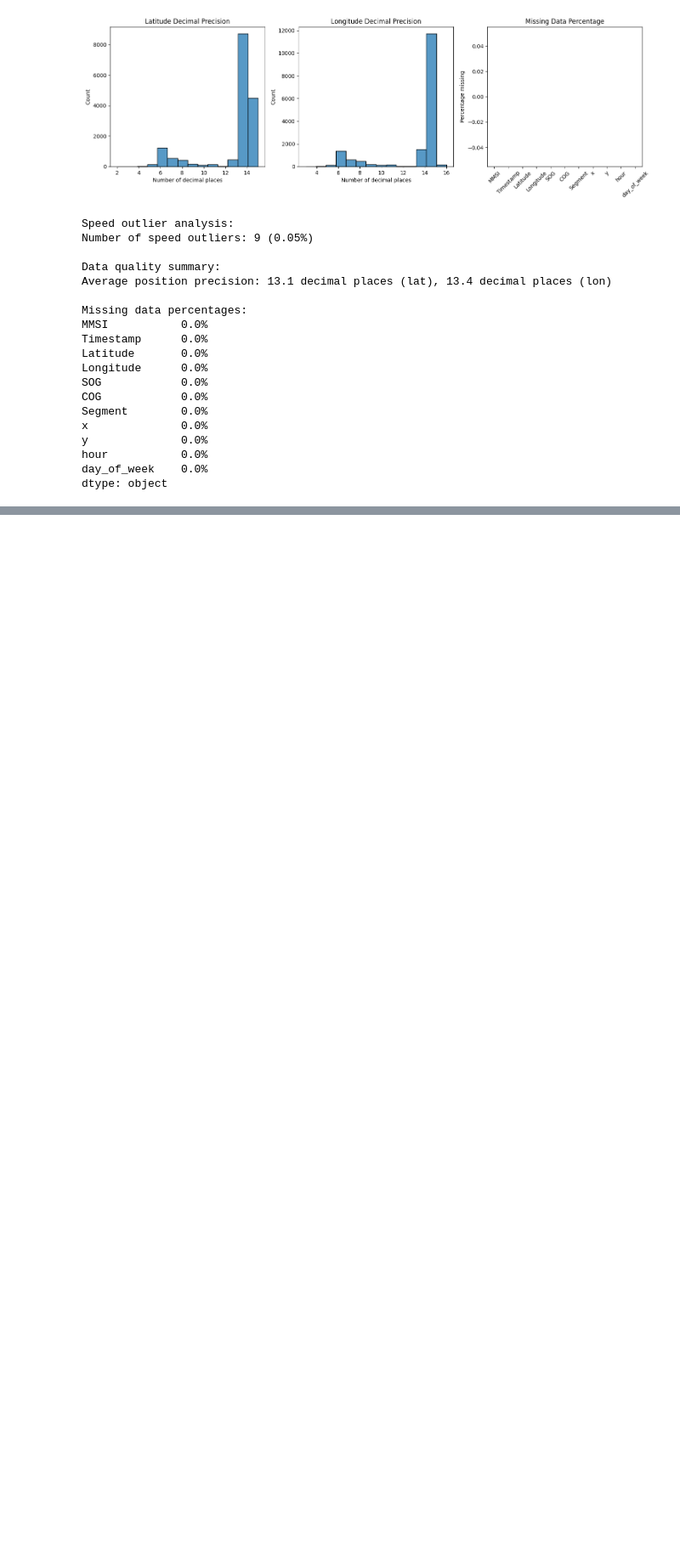
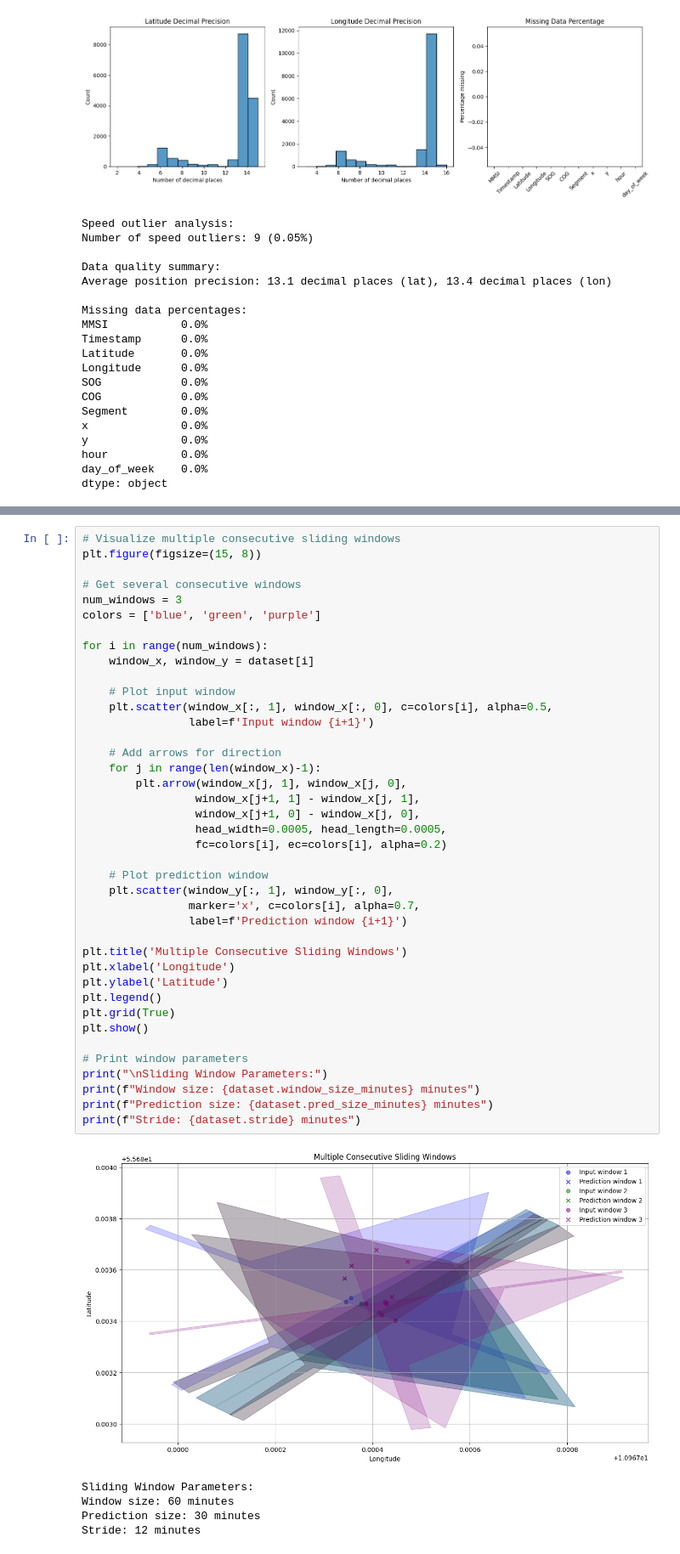
Before and after one commit to veronikal24/DeepLearning, a Jupyter notebook: DataExplorationVeronika.ipynb, the cells around one changed output, grey strips where cells are left out. Shown at 85% size. Cells and saved outputs as stored; diff of their text form; blank space fills up the shorter version.

```diff
--- a/DataExplorationVeronika.ipynb
+++ b/DataExplorationVeronika.ipynb
@@ -345,0 +399,46 @@ dtype: object
+# %%
+# Visualize multiple consecutive sliding windows
+plt.figure(figsize=(15, 8))
+
+# Get several consecutive windows
+num_windows = 3
+colors = ['blue', 'green', 'purple']
+
+for i in range(num_windows):
+    window_x, window_y = dataset[i]
+
+    # Plot input window
+    plt.scatter(window_x[:, 1], window_x[:, 0], c=colors[i], alpha=0.5,
+                label=f'Input window {i+1}')
+
+    # Add arrows for direction
+    for j in range(len(window_x)-1):
+        plt.arrow(window_x[j, 1], window_x[j, 0],
+                 window_x[j+1, 1] - window_x[j, 1],
+                 window_x[j+1, 0] - window_x[j, 0],
+                 head_width=0.0005, head_length=0.0005,
+                 fc=colors[i], ec=colors[i], alpha=0.2)
+
+    # Plot prediction window
+    plt.scatter(window_y[:, 1], window_y[:, 0],
+                marker='x', c=colors[i], alpha=0.7,
+                label=f'Prediction window {i+1}')
+
+plt.title('Multiple Consecutive Sliding Windows')
+plt.xlabel('Longitude')
+plt.ylabel('Latitude')
+plt.legend()
+plt.grid(True)
+plt.show()
+
+# Print window parameters
+print("\nSliding Window Parameters:")
+print(f"Window size: {dataset.window_size_minutes} minutes")
+print(f"Prediction size: {dataset.pred_size_minutes} minutes")
+print(f"Stride: {dataset.stride} minutes")
+# %% [output]
+[figure, added]
+Sliding Window Parameters:
+Window size: 60 minutes
+Prediction size: 30 minutes
+Stride: 12 minutes
```
Also changed, not shown: parts of 5 cells of this notebook.
